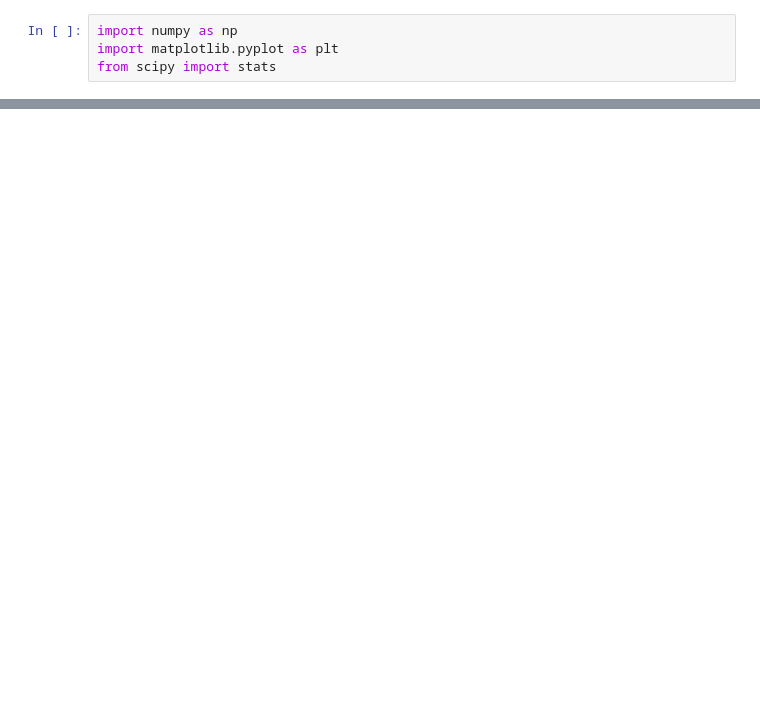
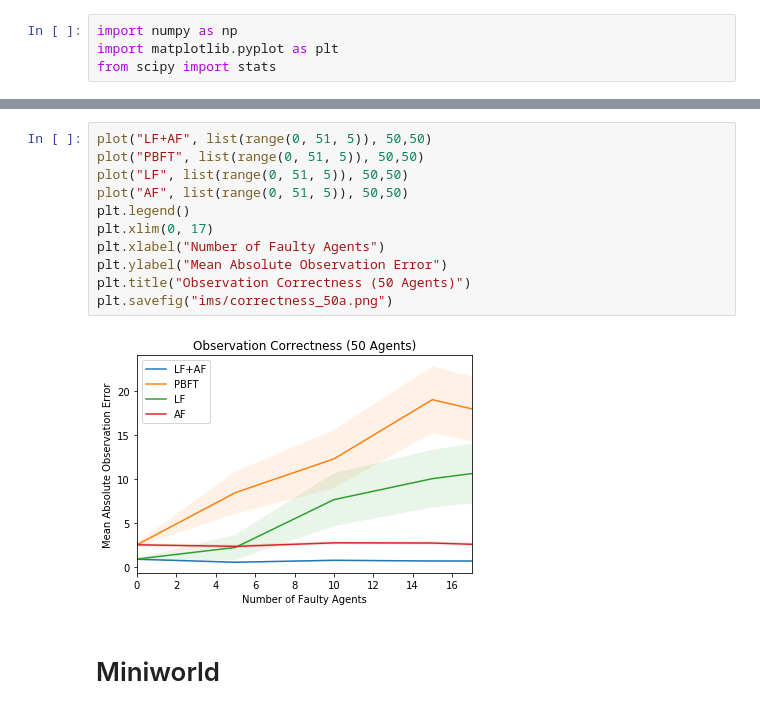
Before and after one commit to suraj-nair-1/cs244b_project, a Jupyter notebook: Analysis.ipynb, the cells around one changed output, grey strips where cells are left out. Cells and saved outputs as stored; diff of their text form; blank space fills up the shorter version.

```diff
--- a/Analysis.ipynb
+++ b/Analysis.ipynb
@@ -22,0 +31,15 @@ o.shape
+# %%
+plot("LF+AF", list(range(0, 51, 5)), 50,50)
+plot("PBFT", list(range(0, 51, 5)), 50,50)
+plot("LF", list(range(0, 51, 5)), 50,50)
+plot("AF", list(range(0, 51, 5)), 50,50)
+plt.legend()
+plt.xlim(0, 17)
+plt.xlabel("Number of Faulty Agents")
+plt.ylabel("Mean Absolute Observation Error")
+plt.title("Observation Correctness (50 Agents)")
+plt.savefig("ims/correctness_50a.png")
+# %% [output]
+[figure, added]
+# %% [markdown]
+# Miniworld
```
Also changed, not shown: parts of 6 cells of this notebook, 5 other files.
